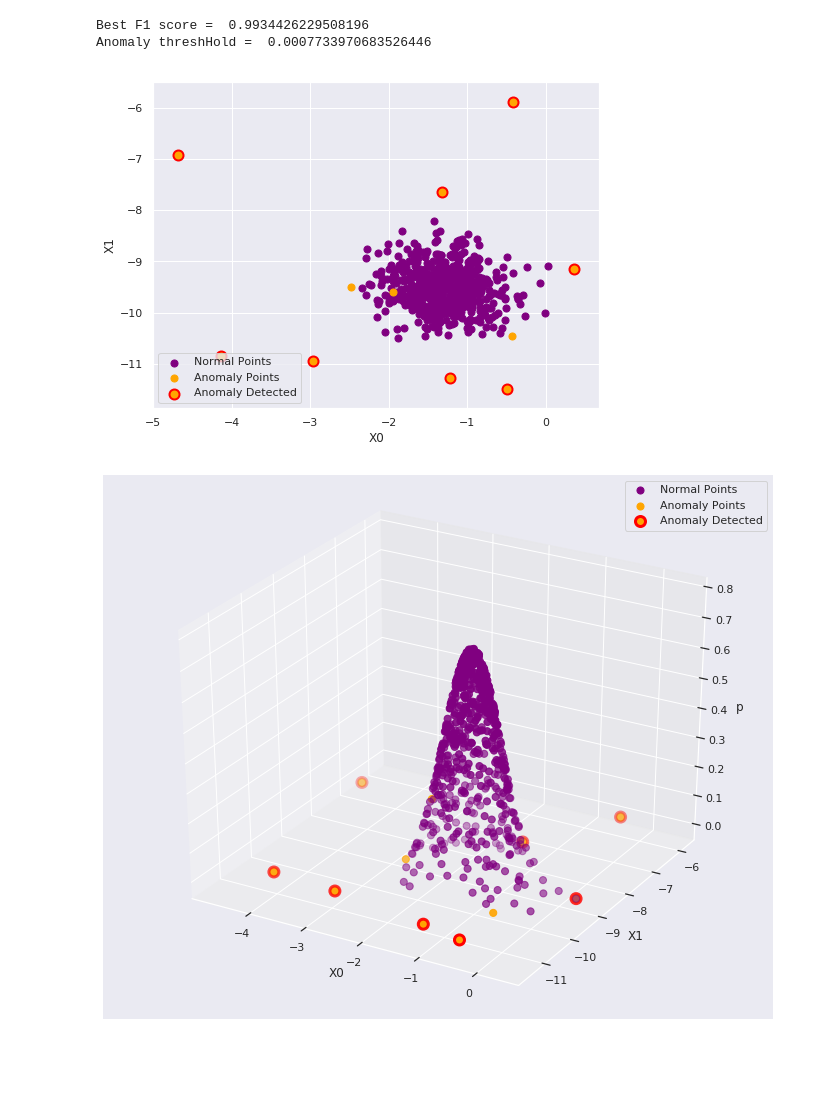
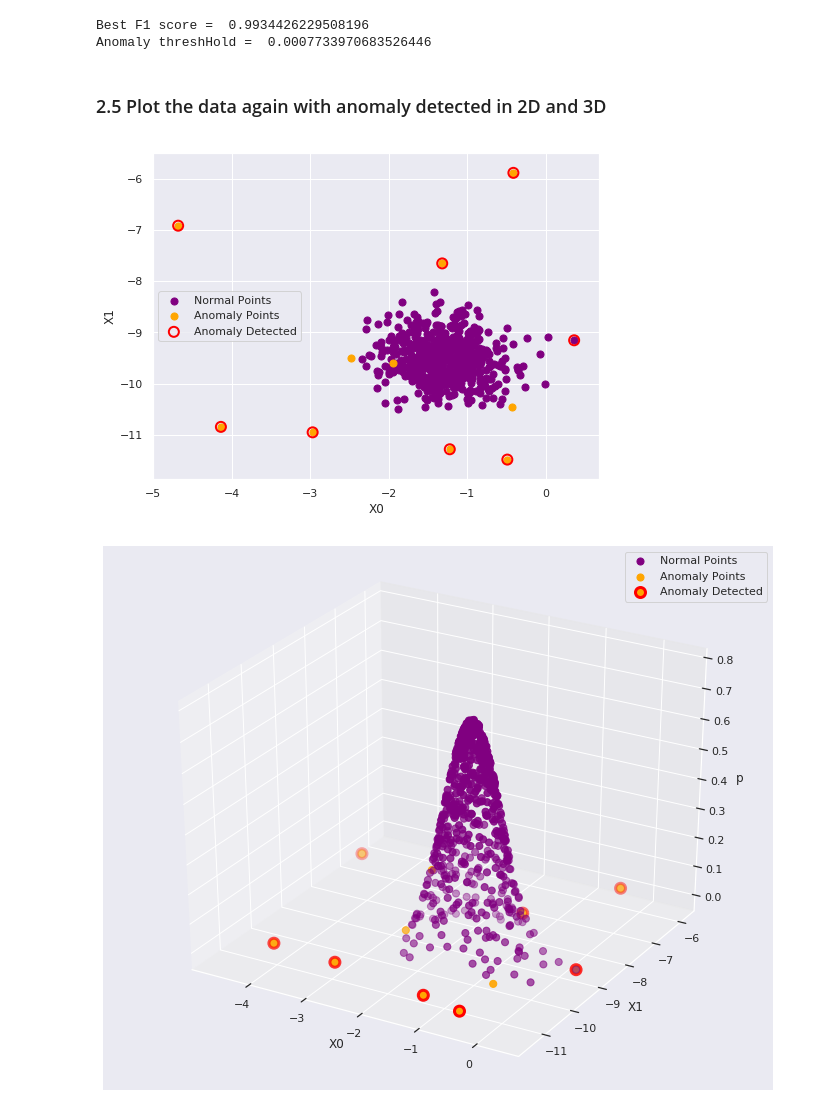
Before and after one commit to jchen8000/MachineLearning, a Jupyter notebook: Anomaly Detection/anomaly_detection.ipynb, the cells around one changed output. Saved outputs shown, nothing was run; the diff lists cells and outputs as text; code cells hidden in the pictures; blank space fills up the shorter version.

```diff
--- a/Anomaly Detection/anomaly_detection.ipynb
+++ b/Anomaly Detection/anomaly_detection.ipynb
@@ -141,17 +166,28 @@ X_pre = X_pre[np.where(X_pre[:,2] >= 1.)]
+# %% [markdown]
+### 2.5 Plot the data again with anomaly detected in 2D and 3D
+# %%
+predict = (p < epsilon)
+X_plot = np.column_stack([X_plot, predict])
+
+#
+# X_plot is used to plot the data
+# X_plot[:,0] -> X1
+# X_plot[:,1] -> X2
+# X_plot[:,2] -> y (true lable)
+# X_plot[:,3] -> Calculated probabilities
+# X_plot[:,4] -> Predicted values
+#
 # %%
 plt.figure(figsize=(8,6))
 plt.scatter(X_plot[np.where(X_plot[:,2] == 0.)][:, 0], X_plot[np.where(X_plot[:,2] == 0.)][:, 1], c='purple', s=50, label='Normal Points')
 plt.scatter(X_plot[np.where(X_plot[:,2] == 1.)][:, 0], X_plot[np.where(X_plot[:,2] == 1.)][:, 1], c='orange', s=50, label='Anomaly Points')
-plt.scatter(X_pre[:, 0], X_pre[:, 1], s=100, edgecolors='red', facecolors='orange', linewidth=2, label='Anomaly Detected')
-#for i in range(X_anomaly.shape[0]):
-#    plt.annotate('Anomaly Detected', xy=(X_anomaly[i,0:2]), color='red', textcoords='axes fraction',xytext=(.8, .95),
-#                 arrowprops=dict(arrowstyle='->', connectionstyle='arc3,rad=-0.2', color='red'))
+plt.scatter(X_plot[np.where(X_plot[:,4] == 1.)][:, 0], X_plot[np.where(X_plot[:,4] == 1.)][:, 1], s=100, edgecolors='red', facecolors='None', linewidth=2, label='Anomaly Detected')
 plt.xlabel("X0")
 plt.ylabel('X1')
-plt.legend(loc=3)
+plt.legend(loc=6)
 plt.show()
 # %% [output]
-[figure, old version]
+[figure, new version]
 # %%
 fig = plt.figure(figsize=(12, 10))
 ax = fig.gca(projection='3d')
```
Also changed, not shown: parts of 16 cells of this notebook.
